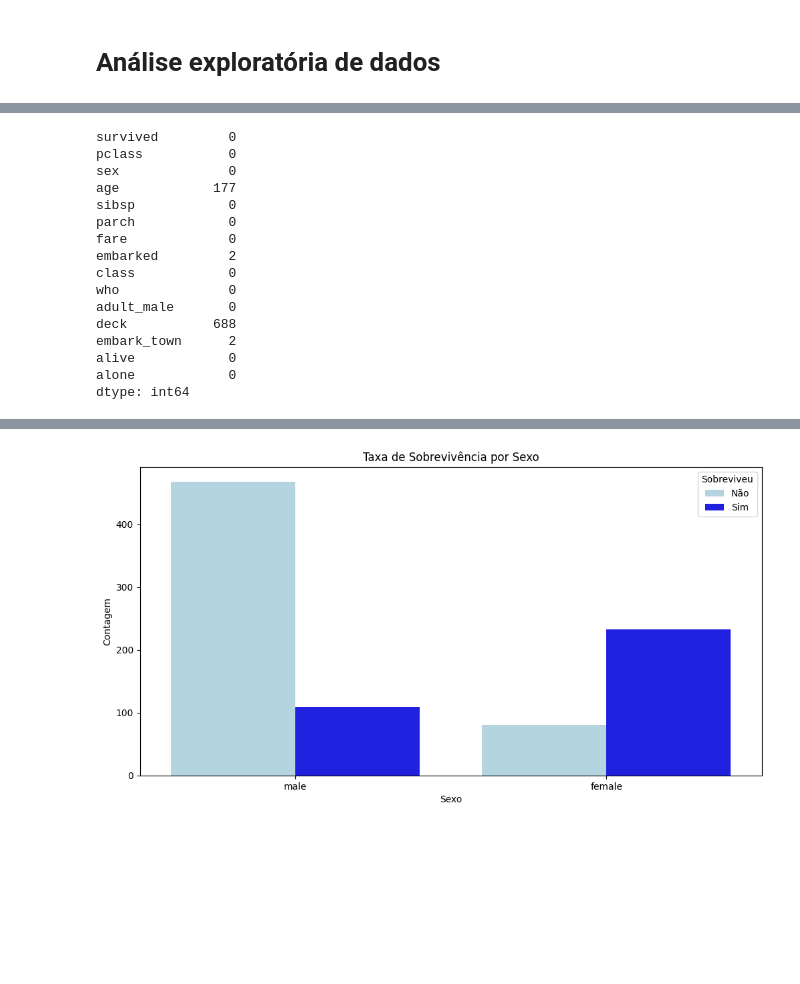
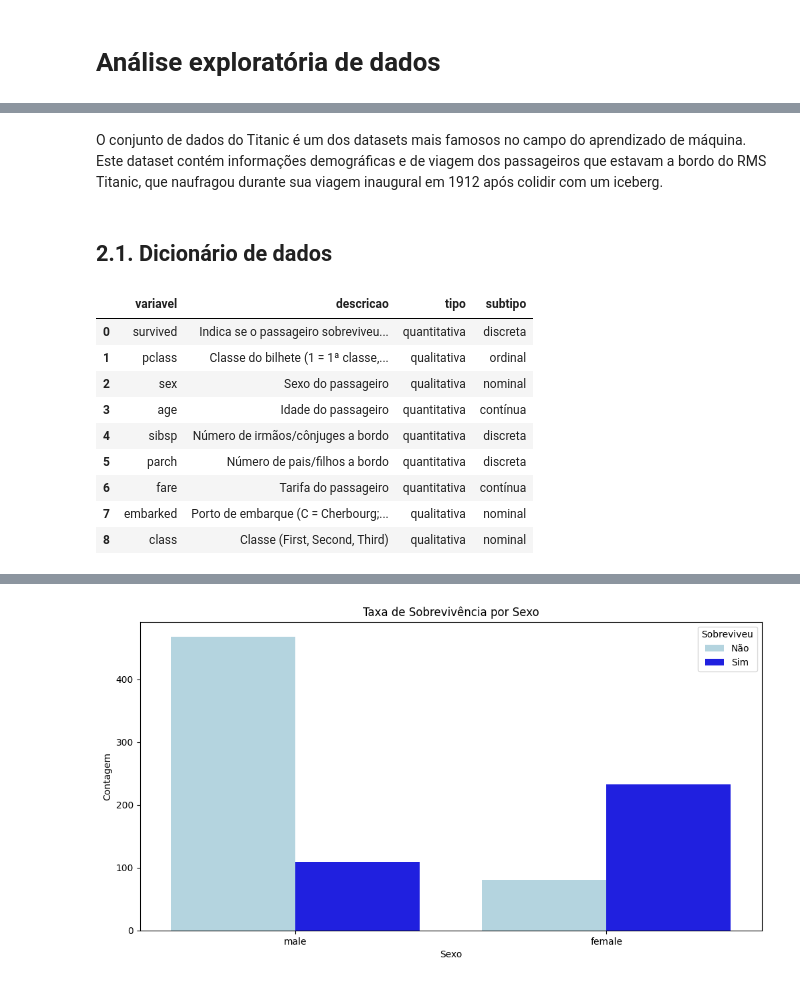
Before and after one commit to Arthurrfreire/avanti-bootcamp-cdd, a Jupyter notebook: notebooks/01-exploratory_data_analysis.ipynb, the cells around one changed output, grey strips where cells are left out. Drawn from its saved outputs; the diff is of its cells as text; code cells hidden in the pictures; blank space fills up the shorter version.

Commit message:
feat: acrecentei algumas modificação na análise dos dados.

```diff
--- a/notebooks/01-exploratory_data_analysis.ipynb
+++ b/notebooks/01-exploratory_data_analysis.ipynb
@@ -40,19 +34,18 @@ memory usage: 92.4+ KB
-# %%
-df.isnull().sum()
-# %% [output]
-survived         0
-pclass           0
-sex              0
-age            177
-sibsp            0
-parch            0
-fare             0
-embarked         2
-class            0
-who              0
-adult_male       0
-deck           688
-embark_town      2
-alive            0
-alone            0
-dtype: int64
+# %% [markdown]
+O conjunto de dados do Titanic é um dos datasets mais famosos no campo do aprendizado de máquina. Este dataset contém informações demográficas e de viagem dos passageiros que estavam a bordo do RMS Titanic, que naufragou durante sua viagem inaugural em 1912 após colidir com um iceberg.
+# %% [markdown]
+## 2.1. Dicionário de dados
+# %%
+dicionario = pd.read_csv('../data/external/dictionary.csv')
+dicionario
+# %% [output]
+|  | variavel | descricao | tipo | subtipo |
+| 0 | survived | Indica se o passageiro sobreviveu... | quantitativa | discreta |
+| 1 | pclass | Classe do bilhete (1 = 1ª classe,... | qualitativa | ordinal |
+| 2 | sex | Sexo do passageiro | qualitativa | nominal |
+| 3 | age | Idade do passageiro | quantitativa | contínua |
+| 4 | sibsp | Número de irmãos/cônjuges a bordo | quantitativa | discreta |
+| 5 | parch | Número de pais/filhos a bordo | quantitativa | discreta |
+| 6 | fare | Tarifa do passageiro | quantitativa | contínua |
+| 7 | embarked | Porto de embarque (C = Cherbourg;... | qualitativa | nominal |
+| 8 | class | Classe (First, Second, Third) | qualitativa | nominal |
```
Also changed, not shown: parts of 19 cells of this notebook.
